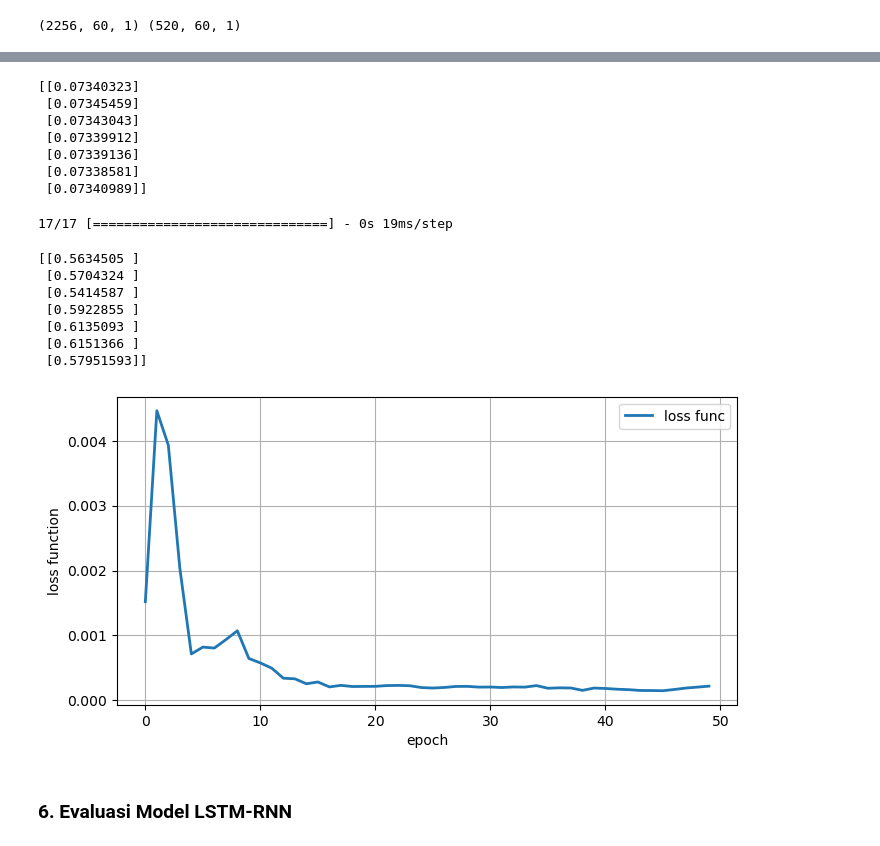
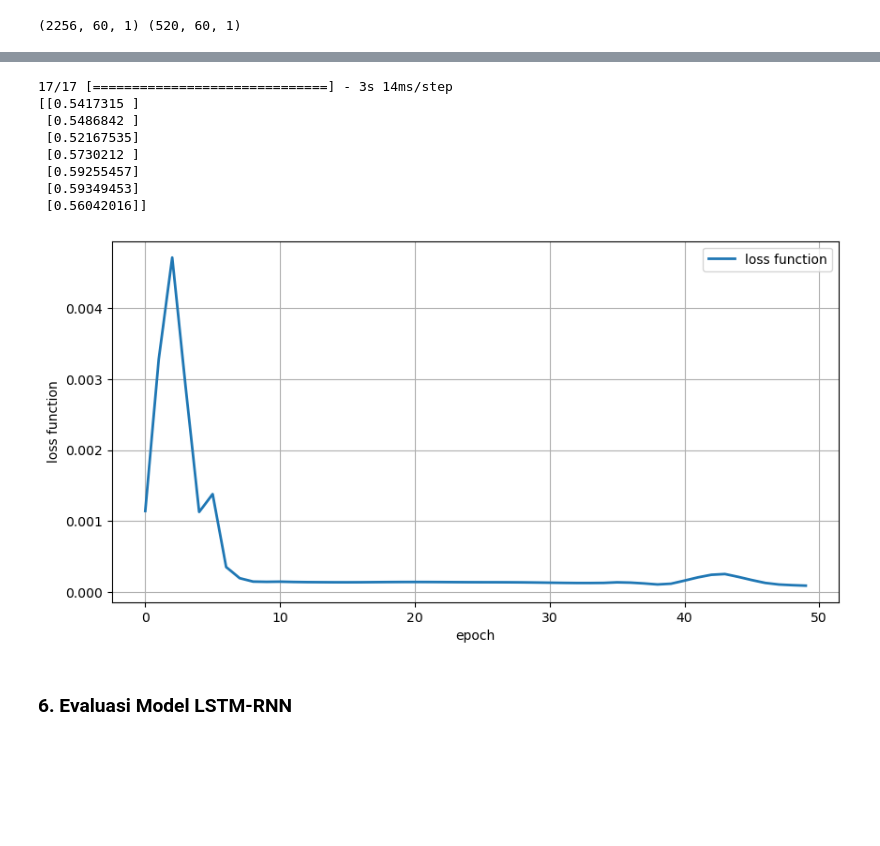
Before and after one commit to kusin/tensorflow-btc-usd-v1, a Jupyter notebook: lstm-rnn percobaan1.ipynb, the cells around one changed output, grey strips where cells are left out. Drawn from its saved outputs; the diff is of its cells as text; code cells hidden in the pictures; blank space fills up the shorter version.

```diff
--- a/lstm-rnn percobaan1.ipynb
+++ b/lstm-rnn percobaan1.ipynb
@@ -310,11 +316,6 @@ model.add(
 # Second LSTM layer with Dropout regularisation
 model.add(
     Bidirectional(
-        LSTM(units=50, return_sequences=True)
-    )
-)
-model.add(
-    Bidirectional(
         LSTM(units=50, return_sequences=False)
     )
 )
@@ -390,44 +370,32 @@ trainPredictions = model.predict(x_train)
-# %%
-print(trainPredictions[:7])
-# %% [output]
-[[0.07340323]
- [0.07345459]
- [0.07343043]
- [0.07339912]
- [0.07339136]
- [0.07338581]
- [0.07340989]]
 # %%
 testPredictions = model.predict(x_test)
+print(testPredictions[:7])
 # %% [output]
-17/17 [==============================] - 0s 19ms/step
+17/17 [==============================] - 3s 14ms/step
+[[0.5417315 ]
+ [0.5486842 ]
+ [0.52167535]
+ [0.5730212 ]
+ [0.59255457]
+ [0.59349453]
+ [0.56042016]]
-# %%
-print(testPredictions[:7])
-# %% [output]
-[[0.5634505 ]
- [0.5704324 ]
- [0.5414587 ]
- [0.5922855 ]
- [0.6135093 ]
- [0.6151366 ]
- [0.57951593]]
 # %%
 # membuat frame
-fig, ax = plt.subplots(figsize = (8,4))
+fig, ax = plt.subplots(figsize = (10,5))
 
 # membuat time series plot
-ax.plot(history.history['loss'], color="tab:blue", label="loss func", linewidth=2)
+ax.plot(history.history['loss'], color="tab:blue", label="loss function", linewidth=2)
 
 # membuat label-label
 ax.set_xlabel("epoch", fontsize=10)
 ax.set_ylabel("loss function", fontsize=10)
 ax.legend(loc='upper right')
 ax.grid(True)
 
 # menampilkan plot
 plt.show()
 # %% [output]
-[figure, old version]
+[figure, new version]
 # %% [markdown]
 ### 6. Evaluasi Model LSTM-RNN
 # %%
```
Also changed, not shown: parts of 22 cells of this notebook.
